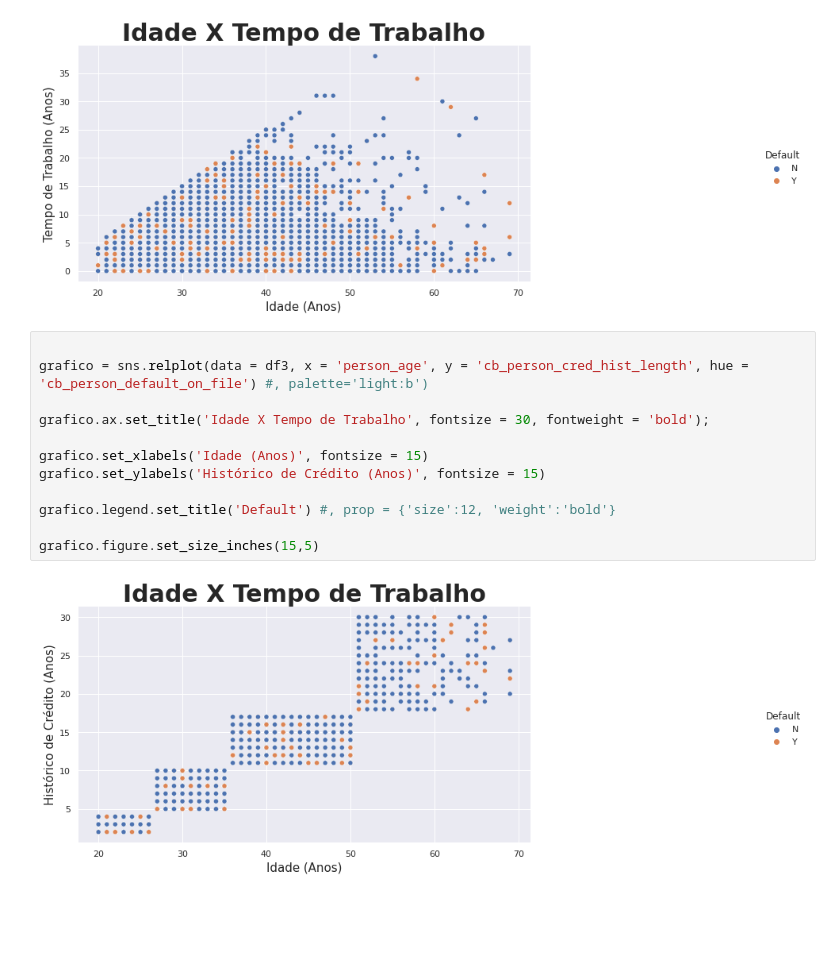
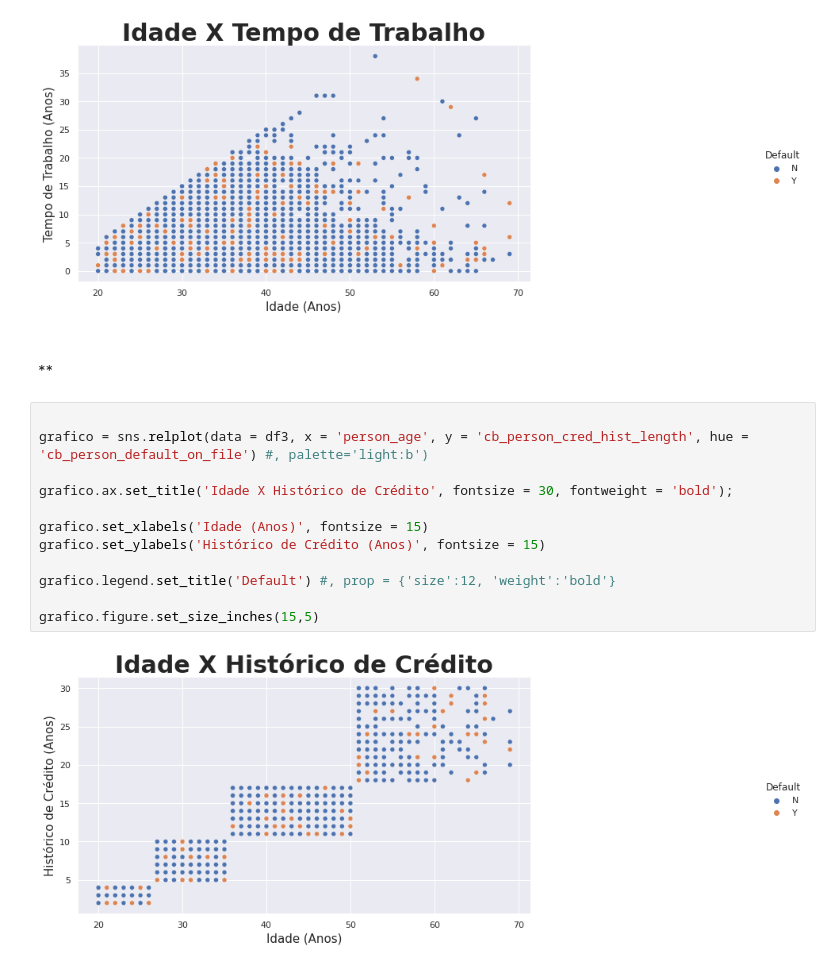
Before and after one commit to j2evaldo/dio, a Jupyter notebook: EDA_DIO.ipynb, the cells around one changed output. Drawn from its saved outputs; the diff is of its cells as text; blank space fills up the shorter version.

```diff
--- a/EDA_DIO.ipynb
+++ b/EDA_DIO.ipynb
@@ -420,17 +443,19 @@ grafico.legend.set_title('Default') #, prop = {'size':12, 'weight':'bold'}
 grafico.figure.set_size_inches(15,5)
 # %% [output]
 [figure]
+# %% [markdown]
+### **
 # %%
 
 grafico = sns.relplot(data = df3, x = 'person_age', y = 'cb_person_cred_hist_length', hue = 'cb_person_default_on_file') #, palette='light:b')
 
-grafico.ax.set_title('Idade X Tempo de Trabalho', fontsize = 30, fontweight = 'bold');
+grafico.ax.set_title('Idade X Histórico de Crédito', fontsize = 30, fontweight = 'bold');
 
 grafico.set_xlabels('Idade (Anos)', fontsize = 15)
 grafico.set_ylabels('Histórico de Crédito (Anos)', fontsize = 15)
 
 grafico.legend.set_title('Default') #, prop = {'size':12, 'weight':'bold'}
 
 grafico.figure.set_size_inches(15,5)
 # %% [output]
-[figure, old version]
+[figure, new version]
```
Also changed, not shown: parts of 7 cells of this notebook.
